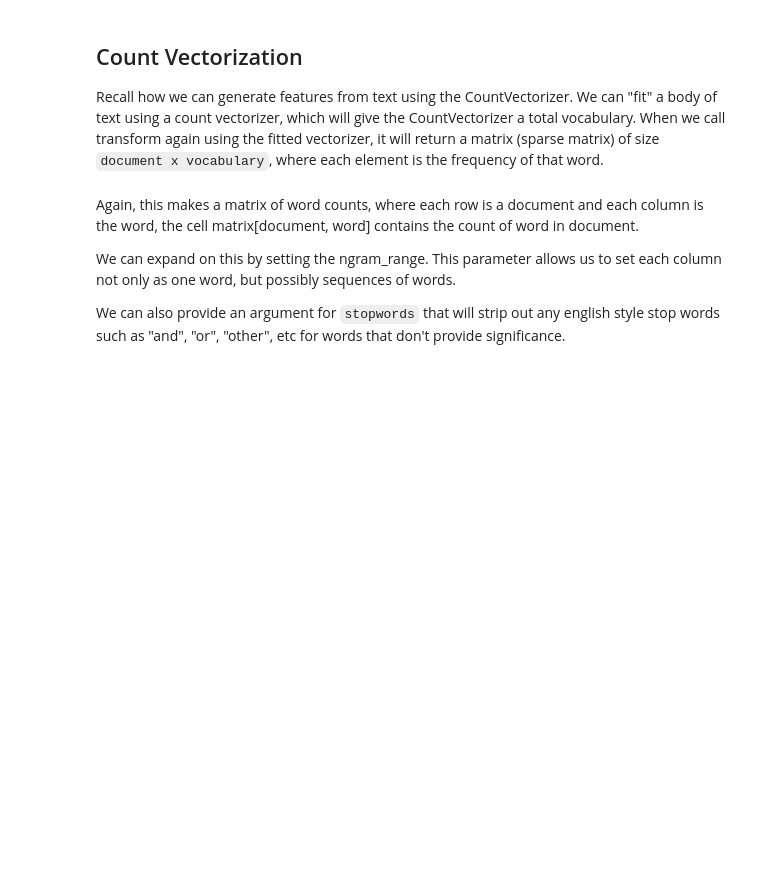
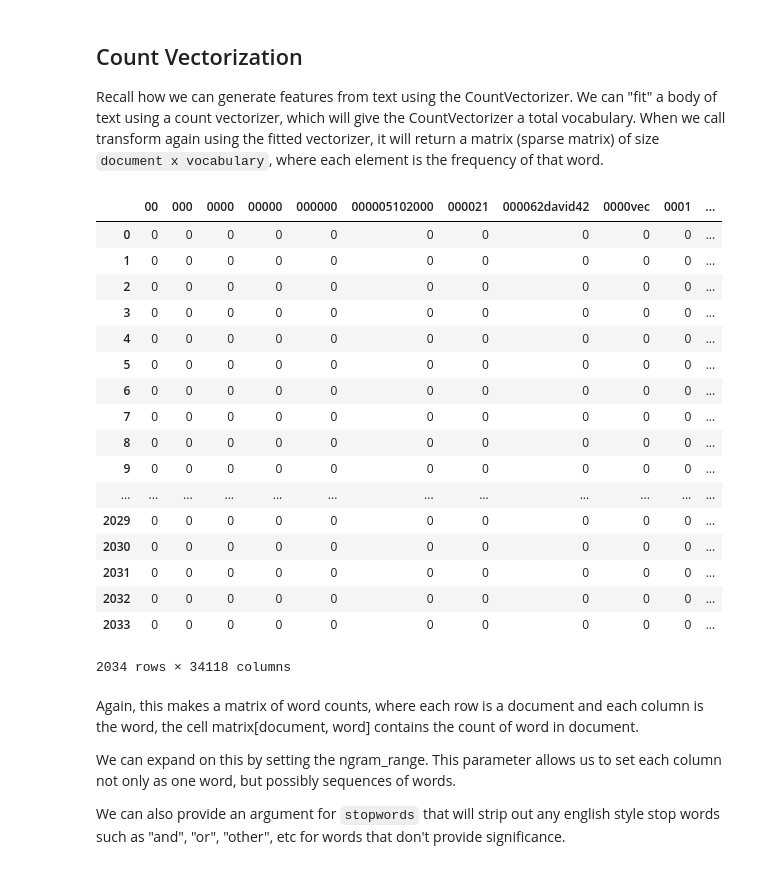
Before and after one commit to brianchandbound/ga-ds, a Jupyter notebook: 13_ensemble/13_02_ensemble.ipynb, the cells around one changed output. Cells and saved outputs as stored; diff of their text form; code cells hidden in the pictures; blank space fills up the shorter version.

```diff
--- a/13_ensemble/13_02_ensemble.ipynb
+++ b/13_ensemble/13_02_ensemble.ipynb
@@ -40,4 +45,26 @@ vectorizer.fit(twenty_train_subset.data)
 X_train = vectorizer.transform(twenty_train_subset.data)
+# %%
+import pandas as pd
+pd.DataFrame( X_train.toarray(), columns=vectorizer.get_feature_names())
+# %% [output]
+|  | 00 | 000 | 0000 | 00000 | 000000 | 000005102000 | 000021 | 000062david42 | 0000vec | 0001 | ... |
+| 0 | 0 | 0 | 0 | 0 | 0 | 0 | 0 | 0 | 0 | 0 | ... |
+| 1 | 0 | 0 | 0 | 0 | 0 | 0 | 0 | 0 | 0 | 0 | ... |
+| 2 | 0 | 0 | 0 | 0 | 0 | 0 | 0 | 0 | 0 | 0 | ... |
+| 3 | 0 | 0 | 0 | 0 | 0 | 0 | 0 | 0 | 0 | 0 | ... |
+| 4 | 0 | 0 | 0 | 0 | 0 | 0 | 0 | 0 | 0 | 0 | ... |
+| 5 | 0 | 0 | 0 | 0 | 0 | 0 | 0 | 0 | 0 | 0 | ... |
+| 6 | 0 | 0 | 0 | 0 | 0 | 0 | 0 | 0 | 0 | 0 | ... |
+| 7 | 0 | 0 | 0 | 0 | 0 | 0 | 0 | 0 | 0 | 0 | ... |
+| 8 | 0 | 0 | 0 | 0 | 0 | 0 | 0 | 0 | 0 | 0 | ... |
+| 9 | 0 | 0 | 0 | 0 | 0 | 0 | 0 | 0 | 0 | 0 | ... |
+| ... | ... | ... | ... | ... | ... | ... | ... | ... | ... | ... | ... |
+| 2029 | 0 | 0 | 0 | 0 | 0 | 0 | 0 | 0 | 0 | 0 | ... |
+| 2030 | 0 | 0 | 0 | 0 | 0 | 0 | 0 | 0 | 0 | 0 | ... |
+| 2031 | 0 | 0 | 0 | 0 | 0 | 0 | 0 | 0 | 0 | 0 | ... |
+| 2032 | 0 | 0 | 0 | 0 | 0 | 0 | 0 | 0 | 0 | 0 | ... |
+| 2033 | 0 | 0 | 0 | 0 | 0 | 0 | 0 | 0 | 0 | 0 | ... |
+2034 rows × 34118 columns
 # %% [markdown]
 Again, this makes a matrix of word counts, where each row is a document and each column is the word, the cell matrix[document, word] contains the count of word in document.
 
```
Also changed, not shown: parts of 21 cells of this notebook, 6 other files.
